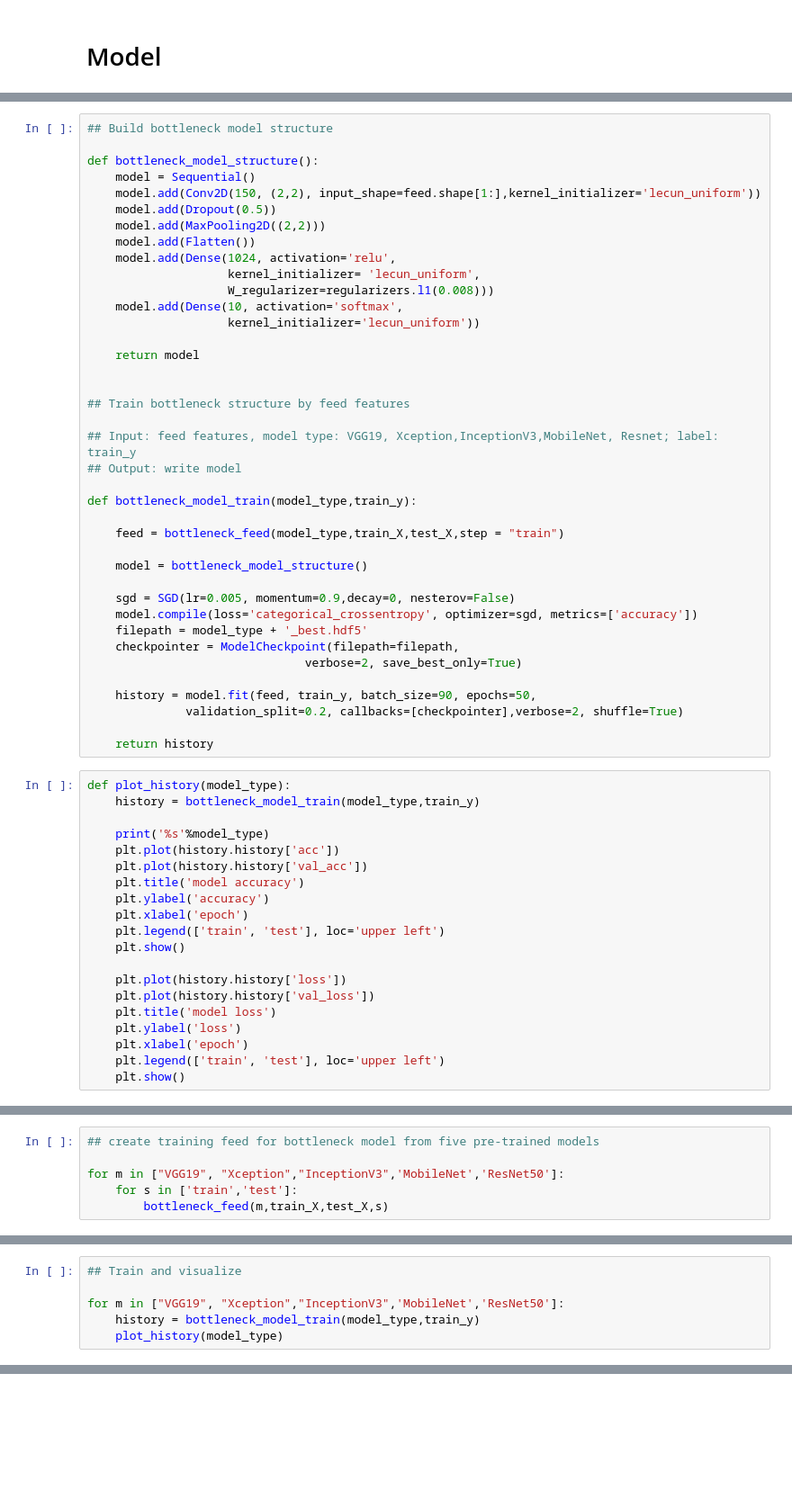
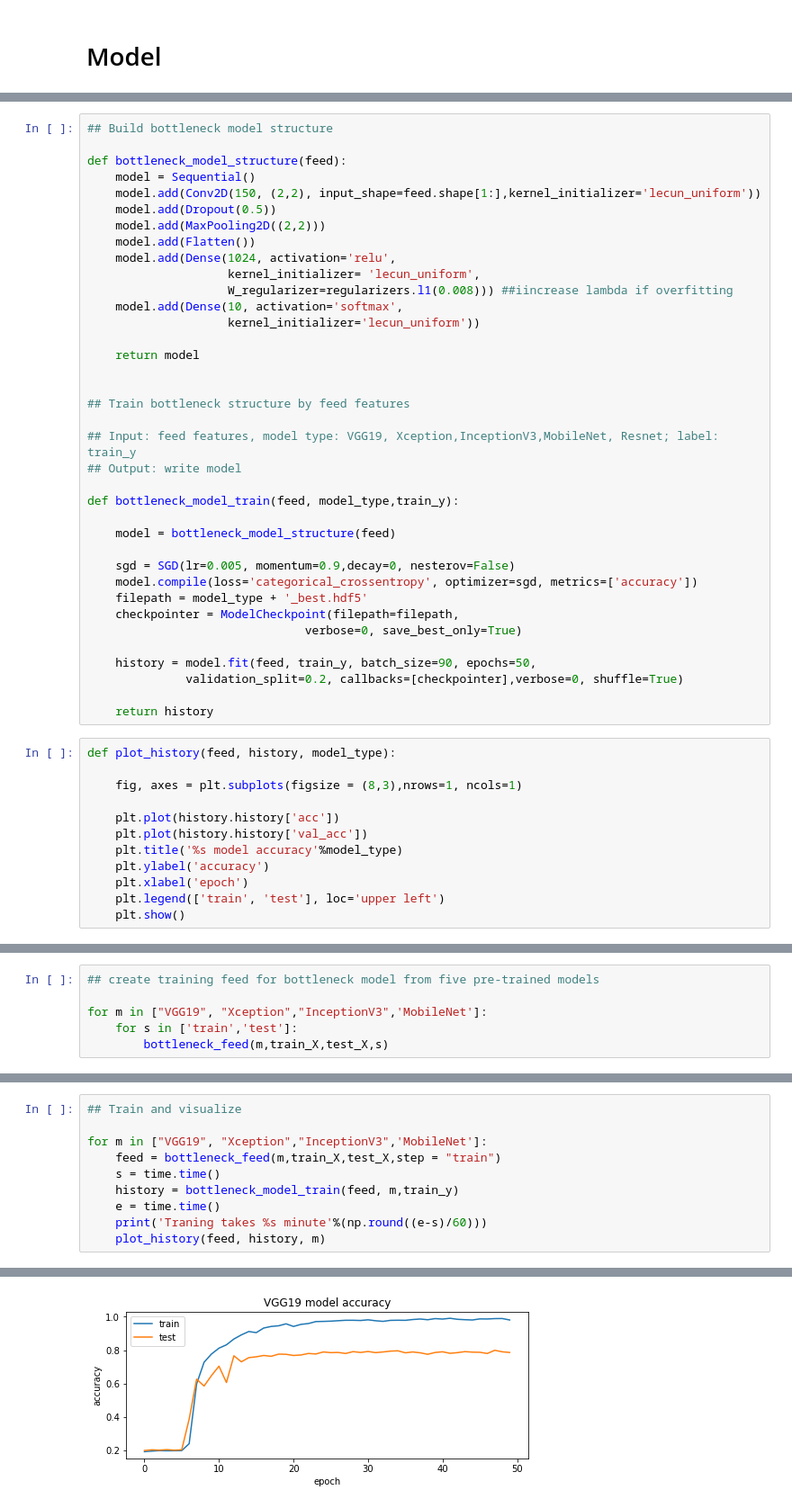
Before and after one commit to MiyainNYC/shoulders-of-giants, a Jupyter notebook: Untitled.ipynb, the cells around one changed output, grey strips where cells are left out. Shown at 90% size. Saved outputs shown, nothing was run; the diff lists cells and outputs as text; blank space fills up the shorter version.

```diff
--- a/Untitled.ipynb
+++ b/Untitled.ipynb
@@ -251,7 +231,7 @@ def bottleneck_feed(model_type,train_X,test_X,step = "train"):
 # %%
 ## Build bottleneck model structure
 
-def bottleneck_model_structure():
+def bottleneck_model_structure(feed):
     model = Sequential()
     model.add(Conv2D(150, (2,2), input_shape=feed.shape[1:],kernel_initializer='lecun_uniform'))
     model.add(Dropout(0.5))
@@ -259,7 +239,7 @@ def bottleneck_model_structure():
     model.add(Flatten())
     model.add(Dense(1024, activation='relu',
                     kernel_initializer= 'lecun_uniform',
-                    W_regularizer=regularizers.l1(0.008)))
+                    W_regularizer=regularizers.l1(0.008))) ##iincrease lambda if overfitting
     model.add(Dense(10, activation='softmax',
                     kernel_initializer='lecun_uniform'))
 
@@ -271,42 +251,32 @@ def bottleneck_model_structure():
 ## Input: feed features, model type: VGG19, Xception,InceptionV3,MobileNet, Resnet; label: train_y
 ## Output: write model
 
-def bottleneck_model_train(model_type,train_y):
+def bottleneck_model_train(feed, model_type,train_y):
 
-    feed = bottleneck_feed(model_type,train_X,test_X,step = "train")
-
-    model = bottleneck_model_structure()
+    model = bottleneck_model_structure(feed)
 
     sgd = SGD(lr=0.005, momentum=0.9,decay=0, nesterov=False)
     model.compile(loss='categorical_crossentropy', optimizer=sgd, metrics=['accuracy'])
     filepath = model_type + '_best.hdf5'
     checkpointer = ModelCheckpoint(filepath=filepath,
-                               verbose=2, save_best_only=True)
+                               verbose=0, save_best_only=True)
 
     history = model.fit(feed, train_y, batch_size=90, epochs=50,
-              validation_split=0.2, callbacks=[checkpointer],verbose=2, shuffle=True)
+              validation_split=0.2, callbacks=[checkpointer],verbose=0, shuffle=True)
 
     return history
 # %%
-def plot_history(model_type):
-    history = bottleneck_model_train(model_type,train_y)
+def plot_history(feed, history, model_type):
 
-    print('%s'%model_type)
+    fig, axes = plt.subplots(figsize = (8,3),nrows=1, ncols=1)
+
     plt.plot(history.history['acc'])
     plt.plot(history.history['val_acc'])
-    plt.title('model accuracy')
+    plt.title('%s model accuracy'%model_type)
     plt.ylabel('accuracy')
     plt.xlabel('epoch')
     plt.legend(['train', 'test'], loc='upper left')
     plt.show()
-
-    plt.plot(history.history['loss'])
-    plt.plot(history.history['val_loss'])
-    plt.title('model loss')
-    plt.ylabel('loss')
-    plt.xlabel('epoch')
-    plt.legend(['train', 'test'], loc='upper left')
-    plt.show()
 # %%
 ## Predict using bottleneck model
 
@@ -368,6 +335,6 @@ def ensemble(label_dict):
 # %%
 ## create training feed for bottleneck model from five pre-trained models
 
-for m in ["VGG19", "Xception","InceptionV3",'MobileNet','ResNet50']:
+for m in ["VGG19", "Xception","InceptionV3",'MobileNet']:
     for s in ['train','test']:
         bottleneck_feed(m,train_X,test_X,s)
@@ -386,6 +341,11 @@ base model input processed
 # %%
 ## Train and visualize
 
-for m in ["VGG19", "Xception","InceptionV3",'MobileNet','ResNet50']:
-    history = bottleneck_model_train(model_type,train_y)
-    plot_history(model_type)
+for m in ["VGG19", "Xception","InceptionV3",'MobileNet']:
+    feed = bottleneck_feed(m,train_X,test_X,step = "train")
+    s = time.time()
+    history = bottleneck_model_train(feed, m,train_y)
+    e = time.time()
+    print('Traning takes %s minute'%(np.round((e-s)/60)))
+    plot_history(feed, history, m)
+# %% [output]
@@ -391,0 +354 @@ for m in ["VGG19", "Xception","InceptionV3",'MobileNet','ResNet50']:
+[figure, added]
```
Also changed, not shown: parts of 15 cells of this notebook.
